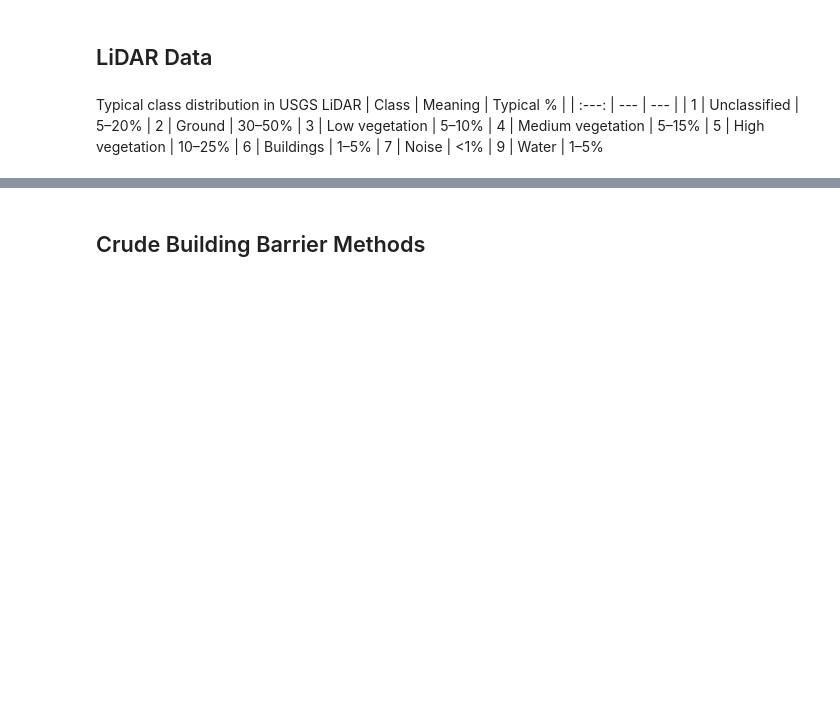
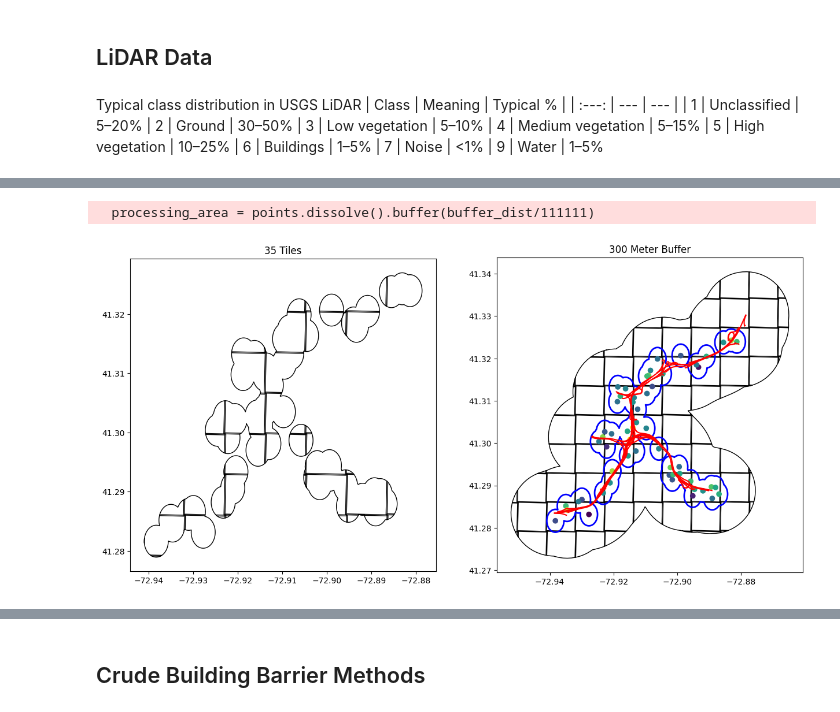
Before and after one commit to mwillen04/highway-noise-lidar, a Jupyter notebook: senior_project.ipynb, the cells around one changed output, grey strips where cells are left out. Cells and saved outputs as stored; diff of their text form; code cells hidden in the pictures; blank space fills up the shorter version.

```diff
--- a/senior_project.ipynb
+++ b/senior_project.ipynb
@@ -315,0 +307,6 @@ ext = target_tiles[['url','filename']].values.tolist()
+# %%
+closeGDF = scoresGDF[scoresGDF['distance'] < 300]
+h.preprocessing_viz(closeGDF, target_tiles, nhv['highwayGDF'], 300)
+# %% [output]
+  processing_area = points.dissolve().buffer(buffer_dist/111111)
+[figure, added]
```
Also changed, not shown: parts of 12 cells of this notebook, 1 other file.
